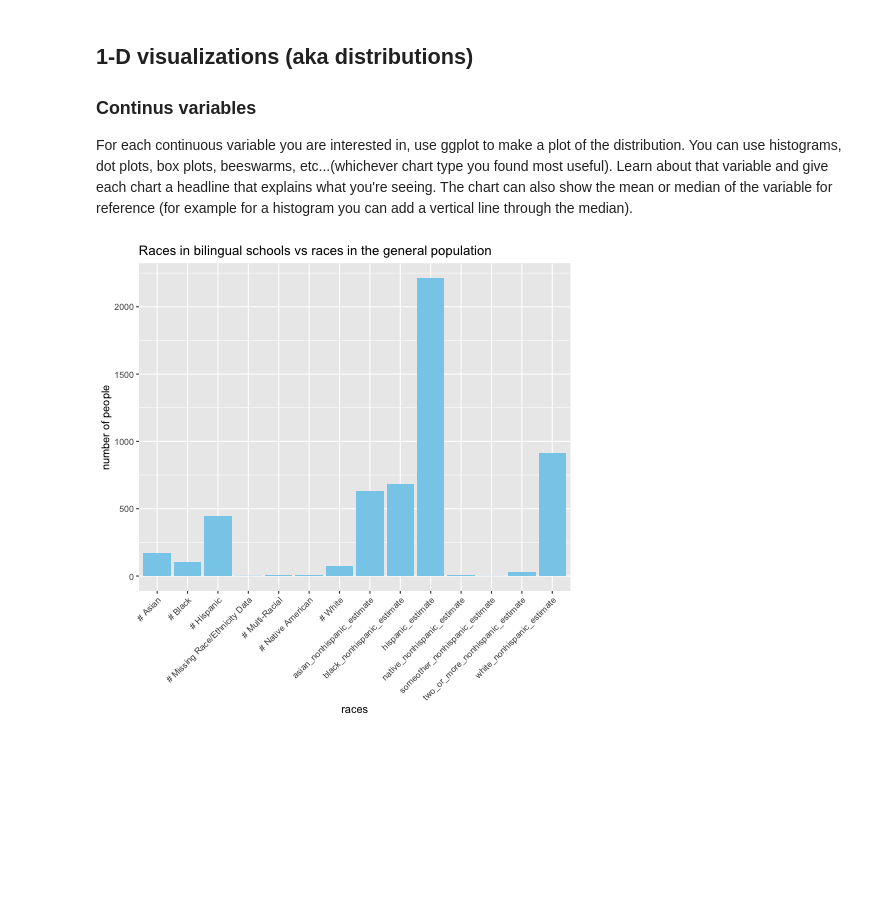
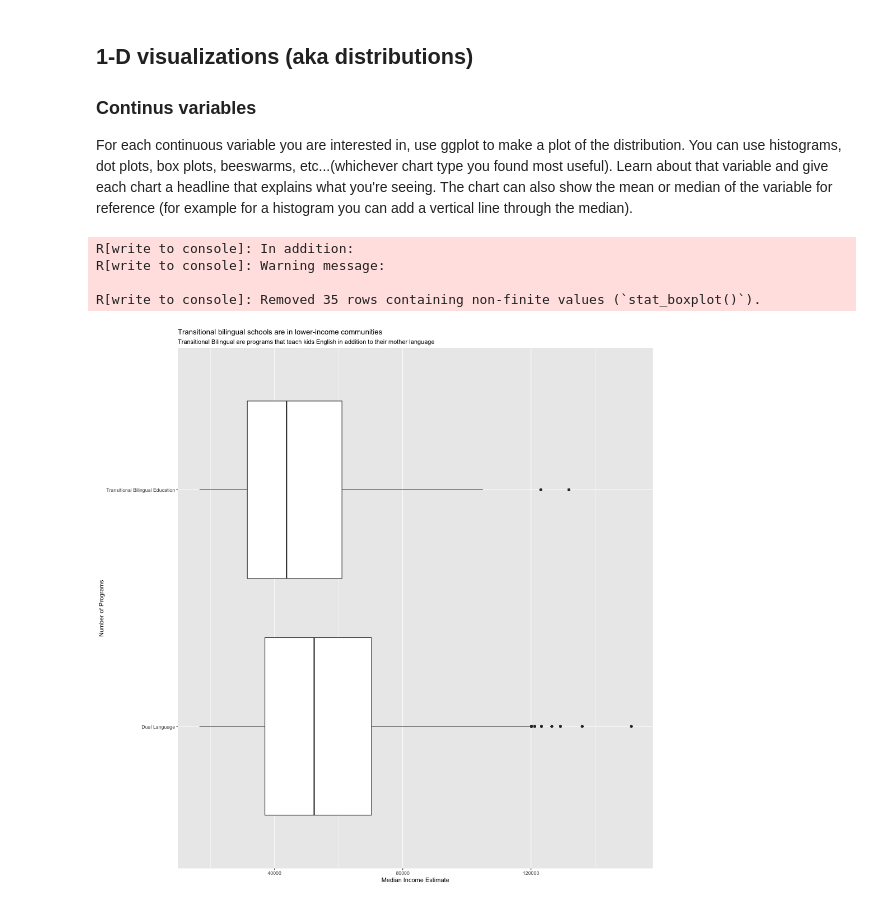
Before and after one commit to renatadaou/connect-to-census, a Jupyter notebook: distributions.ipynb, the cells around one changed output. Saved outputs shown, nothing was run; the diff lists cells and outputs as text; code cells hidden in the pictures; blank space fills up the shorter version.

```diff
--- a/distributions.ipynb
+++ b/distributions.ipynb
@@ -284,36 +277,18 @@ Hint, you may want to use `group_by` and `summarize`.
 ### Continus variables
 
 For each continuous variable you are interested in, use ggplot to make a plot of the distribution. You can use histograms, dot plots, box plots, beeswarms, etc...(whichever chart type you found most useful). Learn about that variable and give each chart a headline that explains what you're seeing. The chart can also show the mean or median of the variable for reference (for example for a histogram you can add a vertical line through the median).
-# %%
-%%R
-
-library(ggplot2)
-
-# Given data
-data <- tribble(
-  ~variable,                            ~mean, ~median,   ~min,   ~max,      ~sd,
-  "# Asian",                           174.,     23,       0,  2583,  317.,
-  "# Black",                           105.,     64,       0,  1131,  143.,
-  "# Hispanic",                        448.,    365,      11,  2056,  343.,
-  "# Missing Race/Ethnicity Data",       2.18,     0,       0,   115,   10.5,
-  "# Multi-Racial",                      4.82,     2,       0,    95,    8.92,
-  "# Native American",                   6.21,     3,       0,   144,   13.7,
-  "# White",                            75.1,     18,       0,  1645,  185.,
-  "asian_nonhispanic_estimate",        633.,    244,       0,  6047,  979.,
-  "black_nonhispanic_estimate",        680.,    338,       0,  4027,  807.,
-  "hispanic_estimate",                2213.,   1816,       0, 11581, 2035.,
-  "native_nonhispanic_estimate",        11.2,     0,       0,   400,   44.4,
-  "someother_nonhispanic_estimate",      1.06,     0,       0,   140,    8.06,
-  "two_or_more_nonhispanic_estimate",   32.9,     7,       0,   731,   64.5,
-  "white_nonhispanic_estimate",        913.,    585,       0,  6214, 1113.
-)
-
-# Create ggplot
-ggplot(data, aes(x = variable, y = mean)) +
-  geom_bar(stat = "identity", fill = "skyblue") +
-  theme(axis.text.x = element_text(angle = 45, hjust = 1)) +
-  labs(title = "Races in bilingual schools vs races in the general population",
-       x = "races",
-       y = "number of people")
-# %% [output]
-[figure, removed]
+# %%
+%%R -w 1000 -h 1000
+
+library(ggplot2)
+# Create the box and whisker plot
+ggplot(df, aes(x = median_income_estimate, y = df$Program)) +
+    geom_boxplot() +
+    labs(x = "Median Income Estimate", y = "Number of Programs", subtitle = "Transitional Bilingual are programs that teach kids English in addition to their mother language") +
+    ggtitle("Transitional bilingual schools are in lower-income communities")
+# %% [output]
+R[write to console]: In addition:
+R[write to console]: Warning message:
+
+R[write to console]: Removed 35 rows containing non-finite values (`stat_boxplot()`).
+[figure, added]
```
Also changed, not shown: parts of 21 cells of this notebook, 3 other files.
